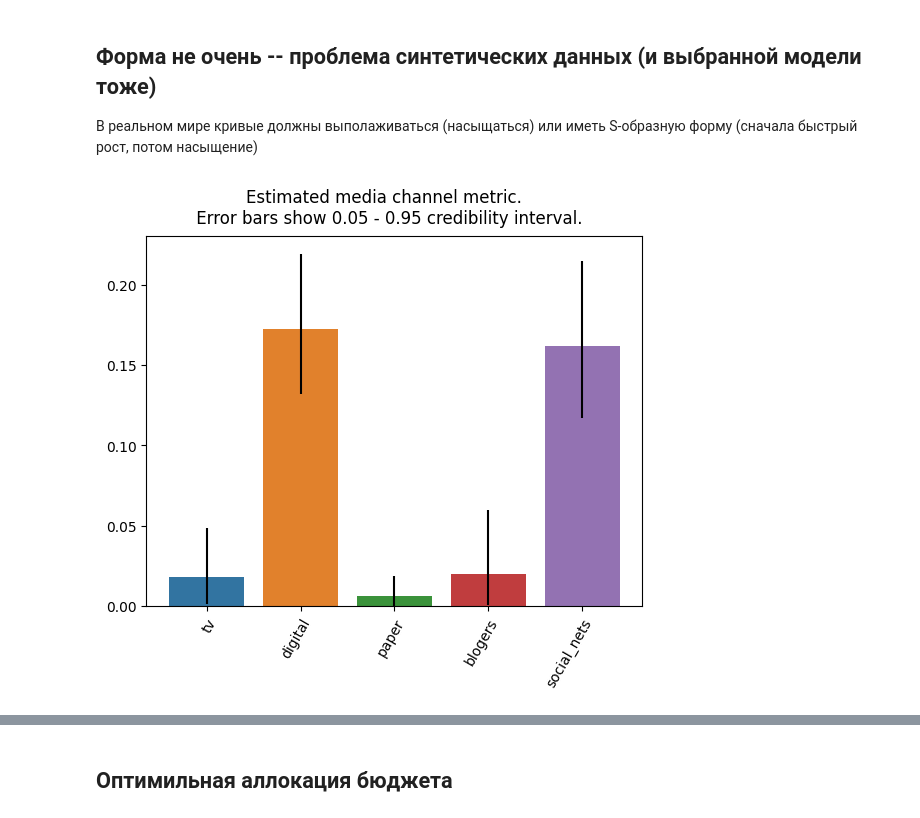
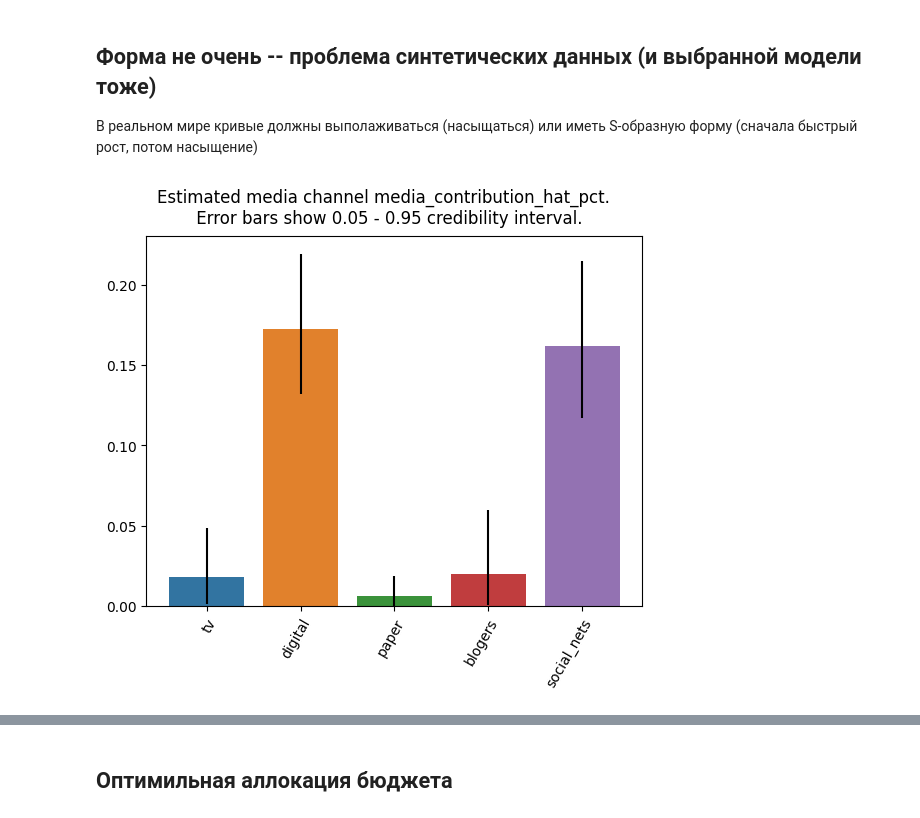
Before and after one commit to nikita-ds/lectures_and_seminars, a Jupyter notebook: ml_in_business/seminars/Seminar_7_MMM.ipynb, the cells around one changed output, grey strips where cells are left out. Saved outputs shown, nothing was run; the diff lists cells and outputs as text; code cells hidden in the pictures.

```diff
--- a/ml_in_business/seminars/Seminar_7_MMM.ipynb
+++ b/ml_in_business/seminars/Seminar_7_MMM.ipynb
@@ -162,6 +168,7 @@ plot_response_curves(media_mix_model=mmm, media_scaler=media_scaler, target_scal
 В реальном мире кривые должны выполаживаться (насыщаться) или иметь S-образную форму (сначала быстрый рост, потом насыщение)
 # %%
 media_effect_hat, roi_hat = mmm.get_posterior_metrics(costs, cost_scaler = cost_scaler, target_scaler = target_scaler)
-plot_bars_media_metrics(metric=media_effect_hat, channel_names=media_names)
+plot_bars_media_metrics(metric=media_effect_hat, channel_names=media_names, metric_name = 'media_contribution_hat_pct')
+# media_contribution_hat_pct: The average media contribution percentage for each channel.
 # %% [output]
-[figure, old version]
+[figure, new version]
```
Also changed, not shown: parts of 11 cells of this notebook.
